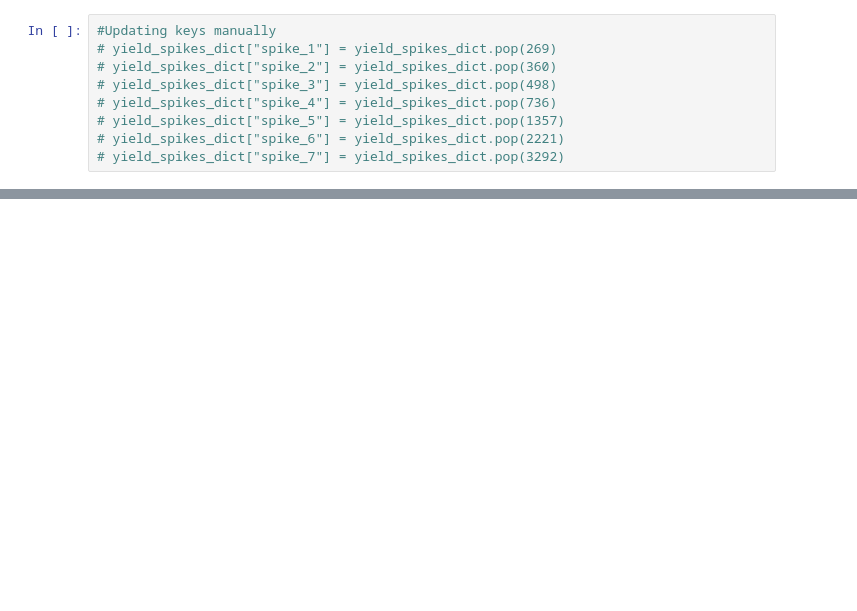
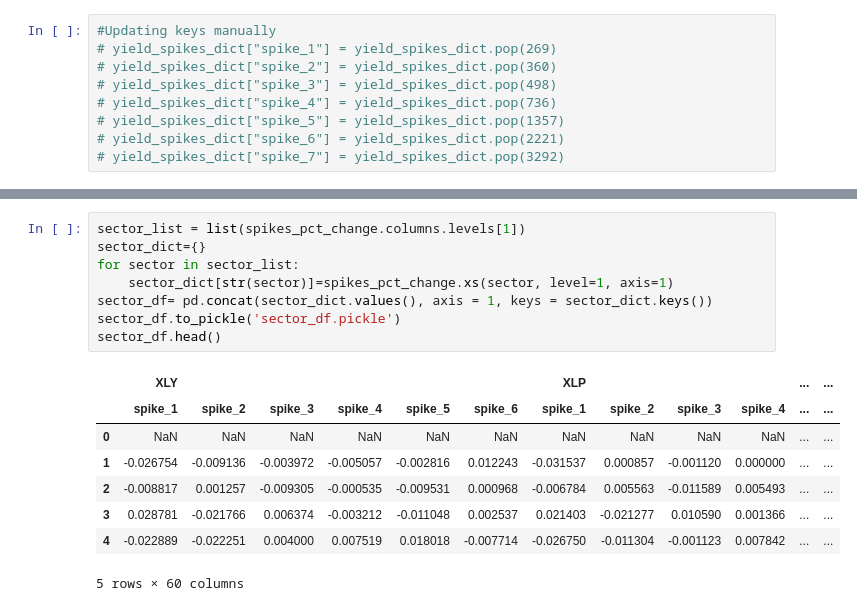
Before and after one commit to georgekoul26/Historical_Yield_Spikes, a Jupyter notebook: yield_slicer.ipynb, the cells around one changed output, grey strips where cells are left out. Saved outputs shown, nothing was run; the diff lists cells and outputs as text; blank space fills up the shorter version.

```diff
--- a/yield_slicer.ipynb
+++ b/yield_slicer.ipynb
@@ -94,0 +118,17 @@ spikes_df.head()
+# %%
+sector_list = list(spikes_pct_change.columns.levels[1])
+sector_dict={}
+for sector in sector_list:
+    sector_dict[str(sector)]=spikes_pct_change.xs(sector, level=1, axis=1)
+sector_df= pd.concat(sector_dict.values(), axis = 1, keys = sector_dict.keys())
+sector_df.to_pickle('sector_df.pickle')
+sector_df.head()
+# %% [output]
+|  | XLY |  |  |  |  |  | XLP |  |  |  | ... | ... |
+|  | spike_1 | spike_2 | spike_3 | spike_4 | spike_5 | spike_6 | spike_1 | spike_2 | spike_3 | spike_4 | ... | ... |
+| 0 | NaN | NaN | NaN | NaN | NaN | NaN | NaN | NaN | NaN | NaN | ... | ... |
+| 1 | -0.026754 | -0.009136 | -0.003972 | -0.005057 | -0.002816 | 0.012243 | -0.031537 | 0.000857 | -0.001120 | 0.000000 | ... | ... |
+| 2 | -0.008817 | 0.001257 | -0.009305 | -0.000535 | -0.009531 | 0.000968 | -0.006784 | 0.005563 | -0.011589 | 0.005493 | ... | ... |
+| 3 | 0.028781 | -0.021766 | 0.006374 | -0.003212 | -0.011048 | 0.002537 | 0.021403 | -0.021277 | 0.010590 | 0.001366 | ... | ... |
+| 4 | -0.022889 | -0.022251 | 0.004000 | 0.007519 | 0.018018 | -0.007714 | -0.026750 | -0.011304 | -0.001123 | 0.007842 | ... | ... |
+5 rows × 60 columns
```
Also changed, not shown: parts of 7 cells of this notebook.
